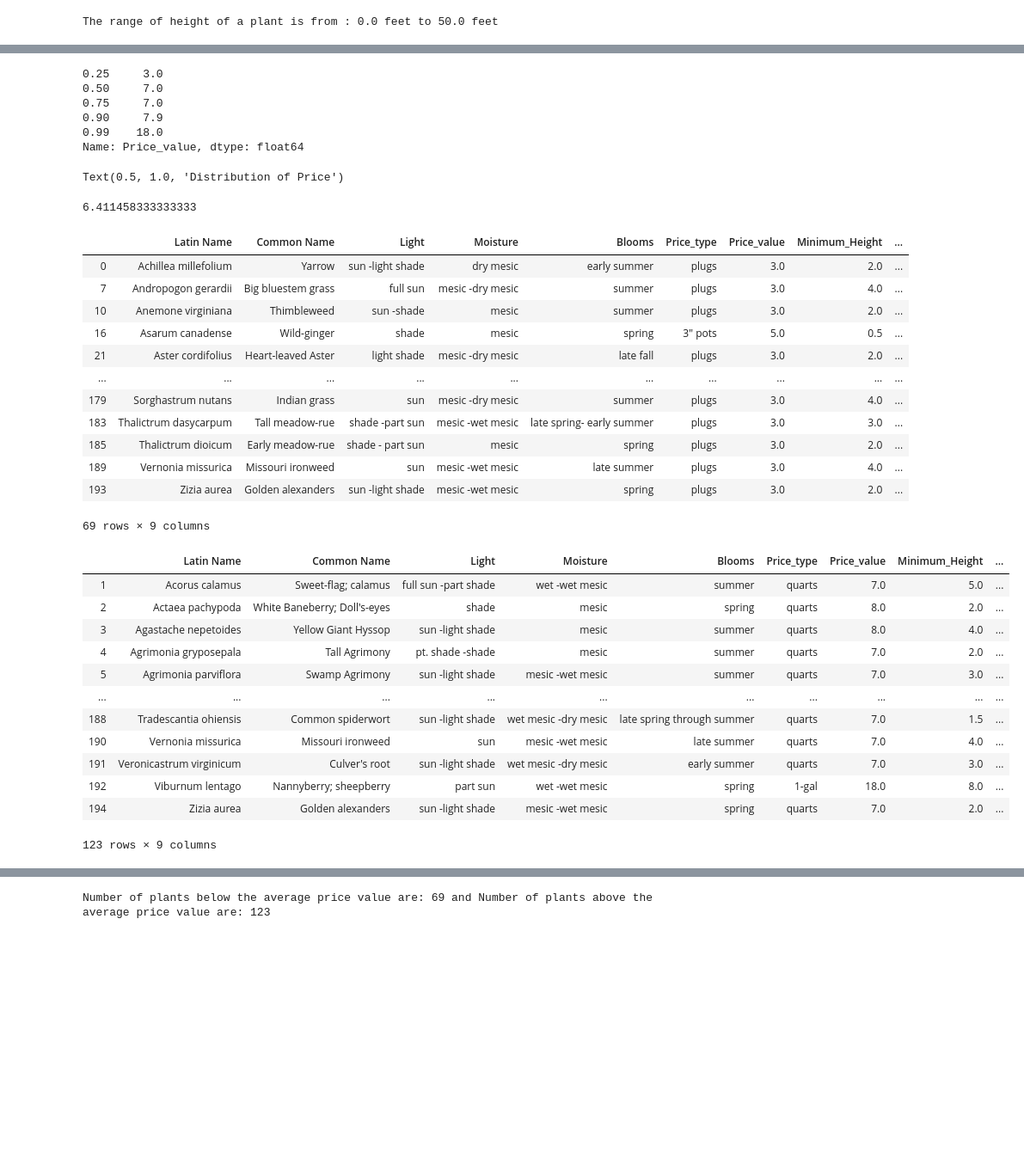
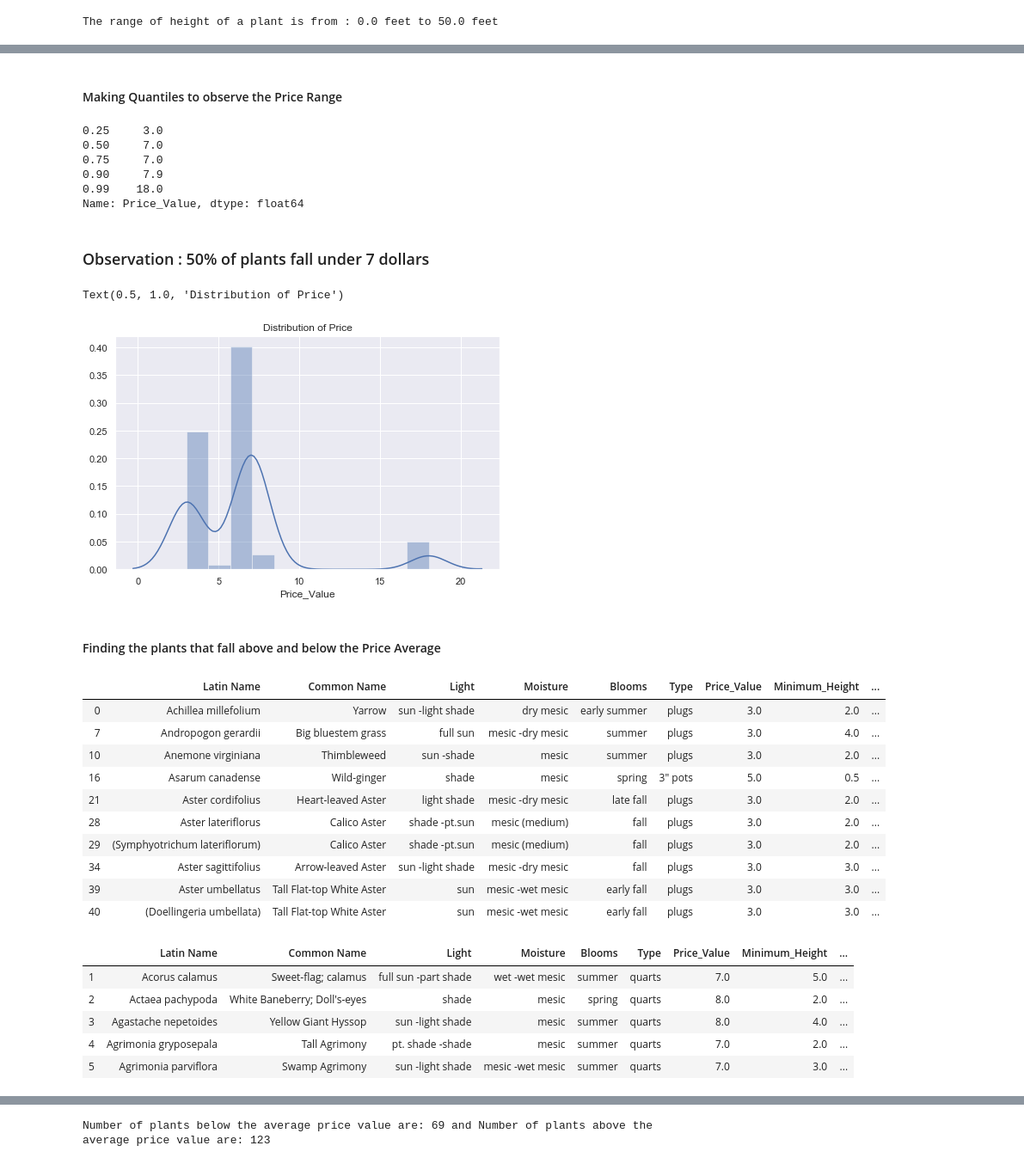
Before and after one commit to aishwariya96/Plant-Data-Analysis, a Jupyter notebook: Plants.ipynb, the cells around one changed output, grey strips where cells are left out. Shown at 86% size. Drawn from its saved outputs; the diff is of its cells as text; code cells hidden in the pictures; blank space fills up the shorter version.

```diff
--- a/Plants.ipynb
+++ b/Plants.ipynb
@@ -101,5 +45,5 @@ data
 # %%
 price_data = data['Price'].str.split(":",n=1,expand=True)
 # %%
-data['Price_type'] = price_data[0]
-data['Price_value'] = price_data[1]
+data['Type'] = price_data[0]
+data['Price_Value'] = price_data[1]
@@ -119,5 +63,5 @@ data.head()
 # %%
-data['Price_value'] = data['Price_value'].str.replace('$', '')
+data['Price_Value'] = data['Price_Value'].str.replace('$', '')
 # %%
 data.head()
 # %% [output]
@@ -371,2 +212,4 @@ Name: Minimum_Height, Length: 193, dtype: float64
 # %%
 data['Minimum_Height'] = data['Minimum_Height'].astype(float)
+data['Maximum_Height'] = data['Maximum_Height'].astype(float)
+data['Price_Value'] = data['Price_Value'].astype(float)
@@ -415,2 +215,0 @@ data['Maximum_Height'] = data['Maximum_Height'].astype(float)
-# %%
-data['Price_value'] = data['Price_value'].astype(float)
@@ -467,58 +265,50 @@ data.nlargest(3,['Price_value'])
 | 57 | Cephalanthus occidentalis | Buttonbush | sun -part shade | wet mesic -wet | summer | 1-gal | 18.0 | 5.0 | ... |
 | 71 | Euonymus obovata | Creeping Strawberry-bush | shade -light shade | mesic (medium) | spring | 1-gal | 18.0 | 0.5 | ... |
 | 94 | Hypericum prolificum | Shrubby st.john's-wort | sun -part shade | medium -dry | summer | 1-gal | 18.0 | 5.0 | ... |
+# %% [markdown]
+#### Making Quantiles to observe the Price Range
 # %%
-data.Price_value.quantile([0.25,0.5,0.75,0.9,0.99])
+data.Price_Value.quantile([0.25,0.5,0.75,0.9,0.99])
 # %% [output]
 0.25     3.0
 0.50     7.0
 0.75     7.0
 0.90     7.9
 0.99    18.0
-Name: Price_value, dtype: float64
+Name: Price_Value, dtype: float64
+# %% [markdown]
+### Observation : 50% of plants fall under 7 dollars
 # %%
-import seaborn as sns
-import matplotlib.pyplot as plt
 plt.figure(figsize=(8,5))
-sns.distplot(data['Price_value']).set_title('Distribution of Price')
+sns.distplot(data['Price_Value']).set_title('Distribution of Price')
 # %% [output]
 Text(0.5, 1.0, 'Distribution of Price')
+[figure, added]
-# %%
-data['Price_value'].mean()
-# %% [output]
-6.411458333333333
+# %% [markdown]
+#### Finding the plants that fall above and below the Price Average
 # %%
 #average_price = 6.40
-below_avg = data[data['Price_value'] <= data['Price_value'].mean()]
-below_avg
+below_avg = data[data['Price_Value'] <= data['Price_Value'].mean()]
+below_avg[:10]
 # %% [output]
-|  | Latin Name | Common Name | Light | Moisture | Blooms | Price_type | Price_value | Minimum_Height | ... |
+|  | Latin Name | Common Name | Light | Moisture | Blooms | Type | Price_Value | Minimum_Height | ... |
 | 0 | Achillea millefolium | Yarrow | sun -light shade | dry mesic | early summer | plugs | 3.0 | 2.0 | ... |
 | 7 | Andropogon gerardii | Big bluestem grass | full sun | mesic -dry mesic | summer | plugs | 3.0 | 4.0 | ... |
 | 10 | Anemone virginiana | Thimbleweed | sun -shade | mesic | summer | plugs | 3.0 | 2.0 | ... |
 | 16 | Asarum canadense | Wild-ginger | shade | mesic | spring | 3" pots | 5.0 | 0.5 | ... |
 | 21 | Aster cordifolius | Heart-leaved Aster | light shade | mesic -dry mesic | late fall | plugs | 3.0 | 2.0 | ... |
-| ... | ... | ... | ... | ... | ... | ... | ... | ... | ... |
-| 179 | Sorghastrum nutans | Indian grass | sun | mesic -dry mesic | summer | plugs | 3.0 | 4.0 | ... |
-| 183 | Thalictrum dasycarpum | Tall meadow-rue | shade -part sun | mesic -wet mesic | late spring- early summer | plugs | 3.0 | 3.0 | ... |
-| 185 | Thalictrum dioicum | Early meadow-rue | shade - part sun | mesic | spring | plugs | 3.0 | 2.0 | ... |
-| 189 | Vernonia missurica | Missouri ironweed | sun | mesic -wet mesic | late summer | plugs | 3.0 | 4.0 | ... |
-| 193 | Zizia aurea | Golden alexanders | sun -light shade | mesic -wet mesic | spring | plugs | 3.0 | 2.0 | ... |
+| 28 | Aster lateriflorus | Calico Aster | shade -pt.sun | mesic (medium) | fall | plugs | 3.0 | 2.0 | ... |
+| 29 | (Symphyotrichum lateriflorum) | Calico Aster | shade -pt.sun | mesic (medium) | fall | plugs | 3.0 | 2.0 | ... |
+| 34 | Aster sagittifolius | Arrow-leaved Aster | sun -light shade | mesic -dry mesic | fall | plugs | 3.0 | 3.0 | ... |
+| 39 | Aster umbellatus | Tall Flat-top White Aster | sun | mesic -wet mesic | early fall | plugs | 3.0 | 3.0 | ... |
+| 40 | (Doellingeria umbellata) | Tall Flat-top White Aster | sun | mesic -wet mesic | early fall | plugs | 3.0 | 3.0 | ... |
-69 rows × 9 columns
 # %%
-above_avg = data[data['Price_value'] >= data['Price_value'].mean()]
-above_avg
+above_avg = data[data['Price_Value'] >= data['Price_Value'].mean()]
+above_avg[:5]
 # %% [output]
-|  | Latin Name | Common Name | Light | Moisture | Blooms | Price_type | Price_value | Minimum_Height | ... |
+|  | Latin Name | Common Name | Light | Moisture | Blooms | Type | Price_Value | Minimum_Height | ... |
 | 1 | Acorus calamus | Sweet-flag; calamus | full sun -part shade | wet -wet mesic | summer | quarts | 7.0 | 5.0 | ... |
 | 2 | Actaea pachypoda | White Baneberry; Doll's-eyes | shade | mesic | spring | quarts | 8.0 | 2.0 | ... |
 | 3 | Agastache nepetoides | Yellow Giant Hyssop | sun -light shade | mesic | summer | quarts | 8.0 | 4.0 | ... |
 | 4 | Agrimonia gryposepala | Tall Agrimony | pt. shade -shade | mesic | summer | quarts | 7.0 | 2.0 | ... |
 | 5 | Agrimonia parviflora | Swamp Agrimony | sun -light shade | mesic -wet mesic | summer | quarts | 7.0 | 3.0 | ... |
-| ... | ... | ... | ... | ... | ... | ... | ... | ... | ... |
-| 188 | Tradescantia ohiensis | Common spiderwort | sun -light shade | wet mesic -dry mesic | late spring through summer | quarts | 7.0 | 1.5 | ... |
-| 190 | Vernonia missurica | Missouri ironweed | sun | mesic -wet mesic | late summer | quarts | 7.0 | 4.0 | ... |
-| 191 | Veronicastrum virginicum | Culver's root | sun -light shade | wet mesic -dry mesic | early summer | quarts | 7.0 | 3.0 | ... |
-| 192 | Viburnum lentago | Nannyberry; sheepberry | part sun | wet -wet mesic | spring | 1-gal | 18.0 | 8.0 | ... |
-| 194 | Zizia aurea | Golden alexanders | sun -light shade | mesic -wet mesic | spring | quarts | 7.0 | 2.0 | ... |
-123 rows × 9 columns
```
Also changed, not shown: parts of 114 cells of this notebook.
